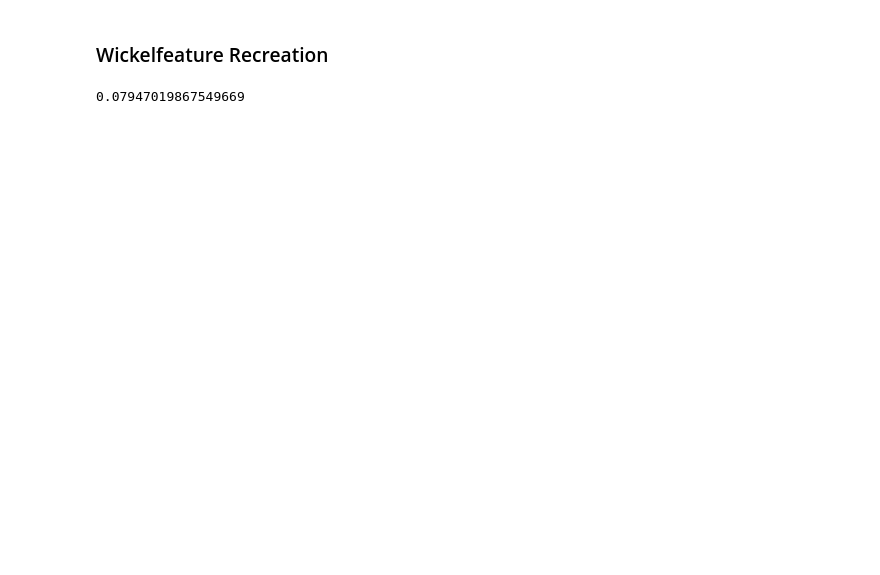
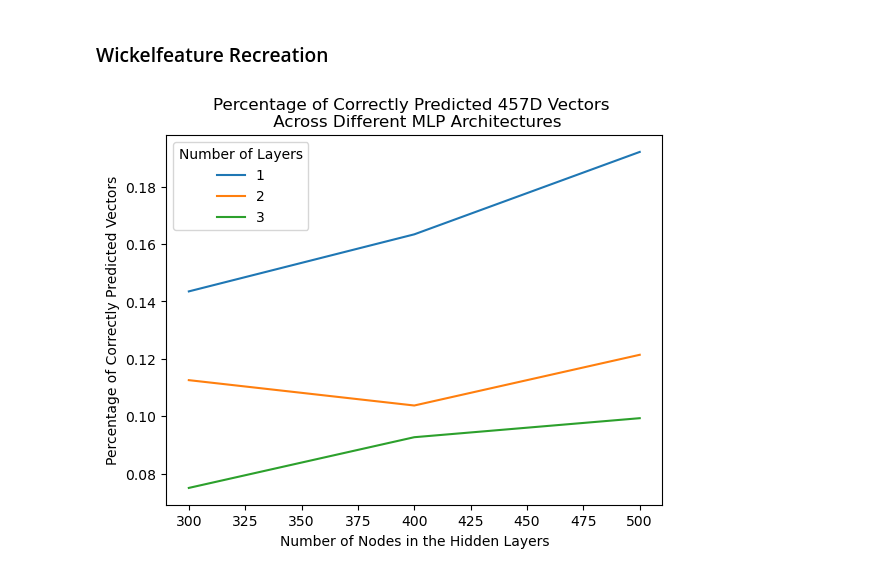
Before and after one commit to znowacek/CompLearnFinal, a Jupyter notebook: NowacekFinalProject.ipynb, the cells around one changed output. Drawn from its saved outputs; the diff is of its cells as text; code cells hidden in the pictures; blank space fills up the shorter version.

```diff
--- a/NowacekFinalProject.ipynb
+++ b/NowacekFinalProject.ipynb
@@ -357,11 +402,41 @@ wickel_y = np.array(y_list)
+# %%
+# Data output earlier and saved so that graphs below can be recreated
+all_scores_old = [[0.1434878587196468, 0.16335540838852097, 0.19205298013245034],
+ [0.11258278145695365, 0.10375275938189846, 0.12141280353200883],
+ [0.07505518763796909, 0.09271523178807947, 0.09933774834437085]]
+# %%
+# Create the graph to understand hyperparameter tuning
+for layer in enumerate(all_scores_old):
+    plt.plot(range(300,600,100),layer[1],label=layer[0]+1)
+
+plt.legend(title='Number of Layers')
+plt.title("Percentage of Correctly Predicted 457D Vectors \n Across Different MLP Architectures")
+plt.xlabel("Number of Nodes in the Hidden Layers")
+plt.ylabel("Percentage of Correctly Predicted Vectors")
+# plt.show()
+plt.savefig('457VectorPerformance.png')
+# %% [output]
+[figure, added]
 # %%
-from sklearn.neural_network import MLPClassifier
-from sklearn.model_selection import train_test_split
+## Create the matrix of vectors as the data and conduct the model training
 
-wickel_X_train, wickel_X_test, wickel_y_train, wickel_y_test = train_test_split(wickel_X, wickel_y, test_size=0.3, random_state=42)
+# x_list = list()
+# y_list = list()
 
-regr = MLPClassifier(hidden_layer_sizes=(1000,),random_state=1, max_iter=2000, tol=0.1)
-regr.fit(wickel_X_train, wickel_y_train)
-print(regr.score(wickel_X_test,wickel_y_test))
+# for verb in wickel_verb_pairs:
+#     x_list.append(get_full_wickel_vector(verb[0][0]))
+#     y_list.append(get_full_wickel_vector(verb[1][0]))
+
+# wickel_X = np.array(x_list)
+# wickel_y = np.array(y_list)
+
+# wickel_X_train, wickel_X_test, wickel_y_train, wickel_y_test = train_test_split(wickel_X, wickel_y, test_size=0.3, random_state=42)
+
+# all_scores = []
+# for layer in range(1,4):
+#     layer_score=[]
+#     for nodes in range(500,1750,250):
+#         cls = MLPClassifier(hidden_layer_sizes=tuple([nodes]*layer),random_state=1, max_iter=2000, tol=0.1)
+#         cls.fit(wickel_X_train, wickel_y_train)
+#         layer_score.append(cls.score(wickel_X_test,wickel_y_test))
+#     all_scores.append(layer_score)
-# %% [output]
-0.07947019867549669
```
Also changed, not shown: parts of 31 cells of this notebook.
